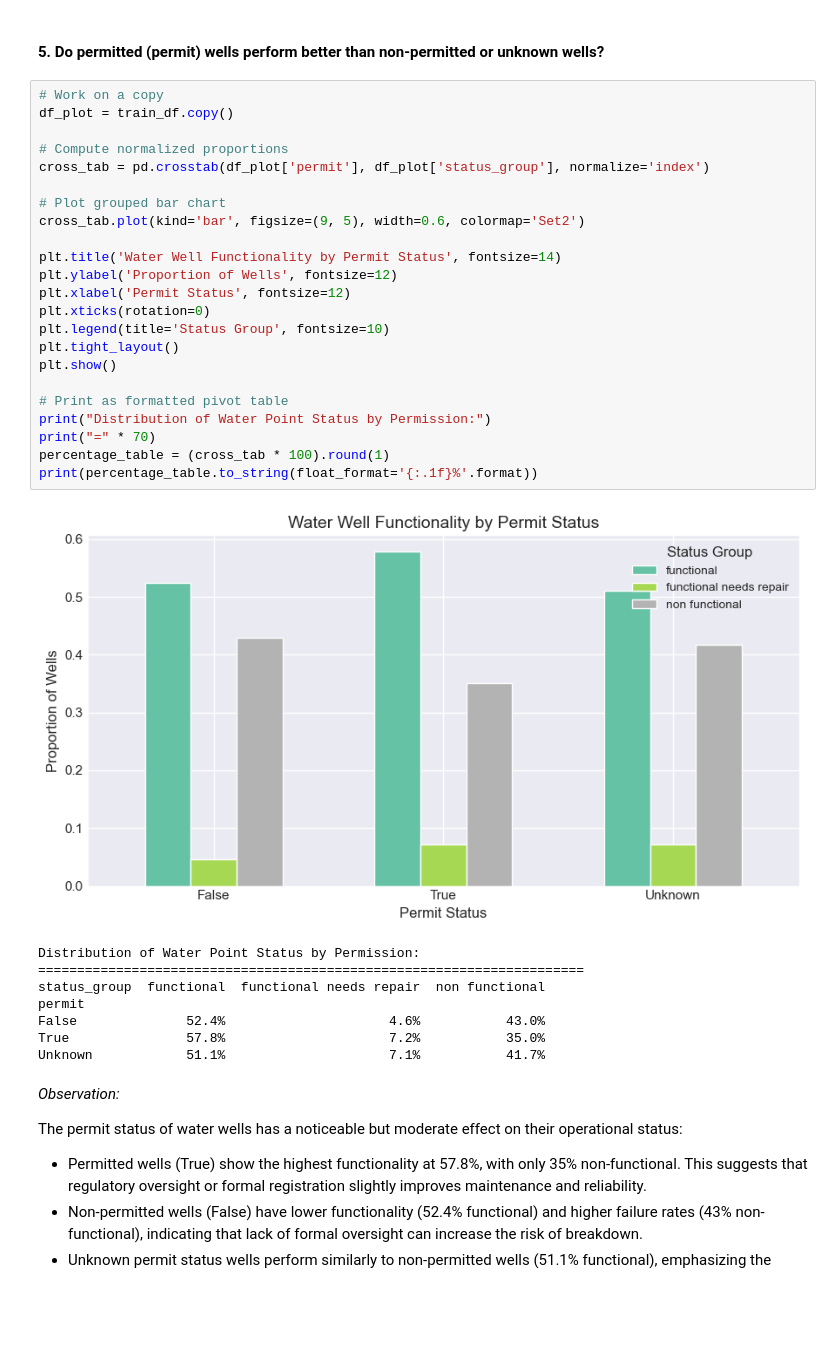
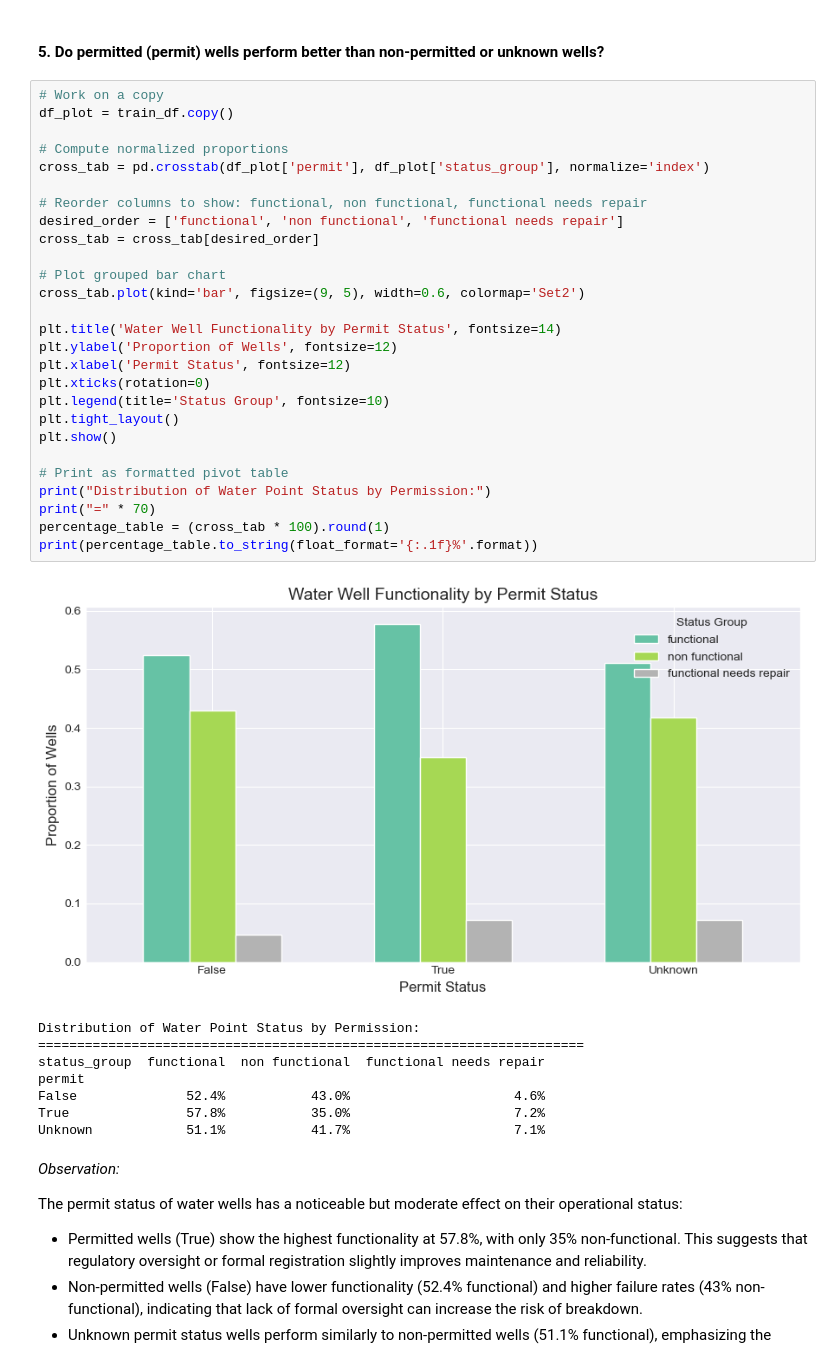
Before and after one commit to Vain-Guy/tanzania-water-well-status-prediction, a Jupyter notebook: Notebooks/CleaningAndEDA.ipynb, the cells around one changed output. Drawn from its saved outputs; the diff is of its cells as text; blank space fills up the shorter version.

```diff
--- a/Notebooks/CleaningAndEDA.ipynb
+++ b/Notebooks/CleaningAndEDA.ipynb
@@ -2693,35 +2827,39 @@ Key takeaway: Structured payment systems, especially annual or per-use contribut
 # %%
 # Work on a copy
 df_plot = train_df.copy()
 
 # Compute normalized proportions
 cross_tab = pd.crosstab(df_plot['permit'], df_plot['status_group'], normalize='index')
+
+# Reorder columns to show: functional, non functional, functional needs repair
+desired_order = ['functional', 'non functional', 'functional needs repair']
+cross_tab = cross_tab[desired_order]
 
 # Plot grouped bar chart
 cross_tab.plot(kind='bar', figsize=(9, 5), width=0.6, colormap='Set2')
 
 plt.title('Water Well Functionality by Permit Status', fontsize=14)
 plt.ylabel('Proportion of Wells', fontsize=12)
 plt.xlabel('Permit Status', fontsize=12)
 plt.xticks(rotation=0)
 plt.legend(title='Status Group', fontsize=10)
 plt.tight_layout()
 plt.show()
 
 # Print as formatted pivot table
 print("Distribution of Water Point Status by Permission:")
 print("=" * 70)
 percentage_table = (cross_tab * 100).round(1)
 print(percentage_table.to_string(float_format='{:.1f}%'.format))
 # %% [output]
-[figure, old version]
+[figure, new version]
 Distribution of Water Point Status by Permission:
 ======================================================================
-status_group  functional  functional needs repair  non functional
+status_group  functional  non functional  functional needs repair
 permit
-False              52.4%                     4.6%           43.0%
-True               57.8%                     7.2%           35.0%
-Unknown            51.1%                     7.1%           41.7%
+False              52.4%           43.0%                     4.6%
+True               57.8%           35.0%                     7.2%
+Unknown            51.1%           41.7%                     7.1%
 # %% [markdown]
 *Observation:*
 
```
Also changed, not shown: parts of 57 cells of this notebook.
